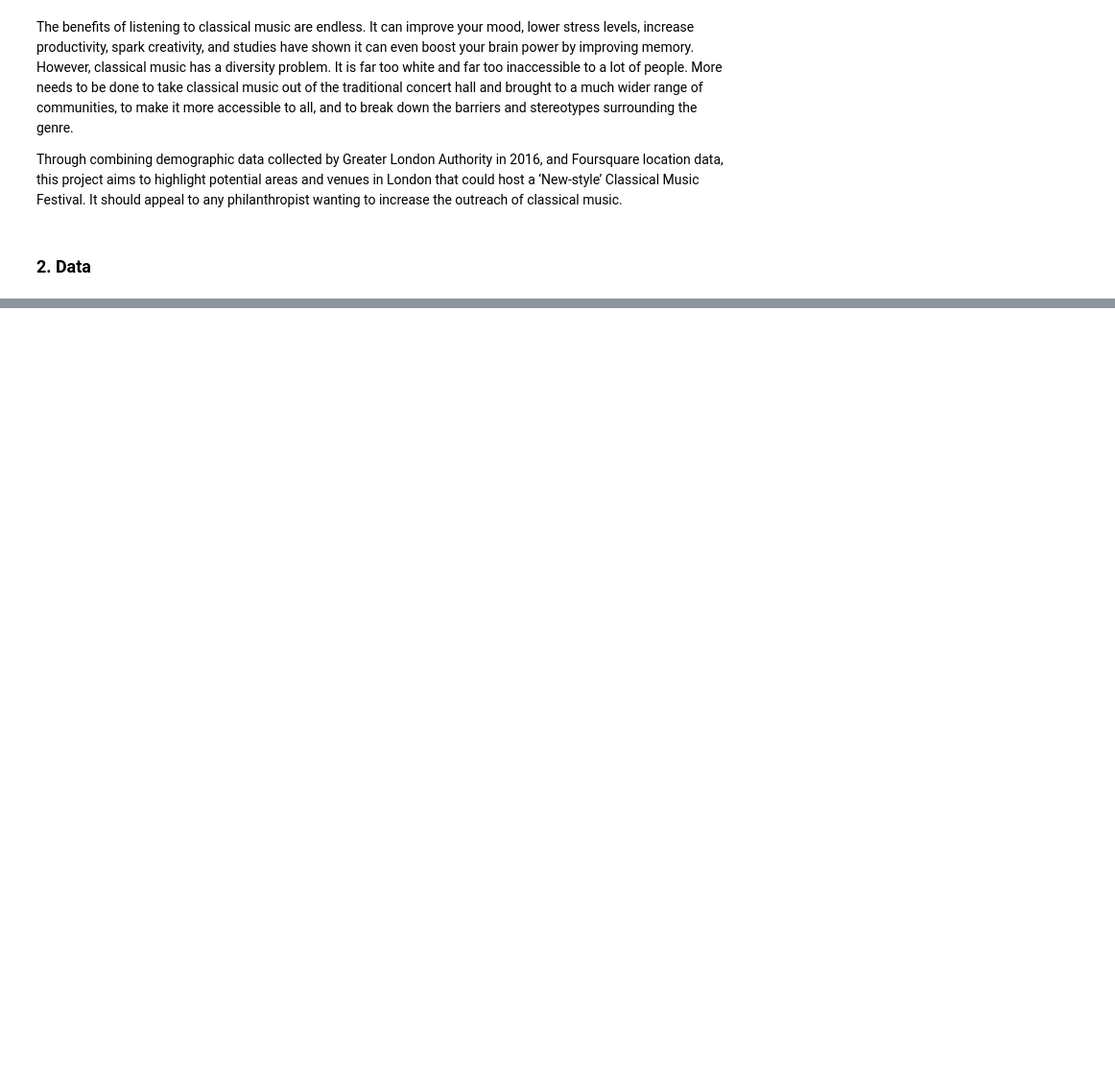
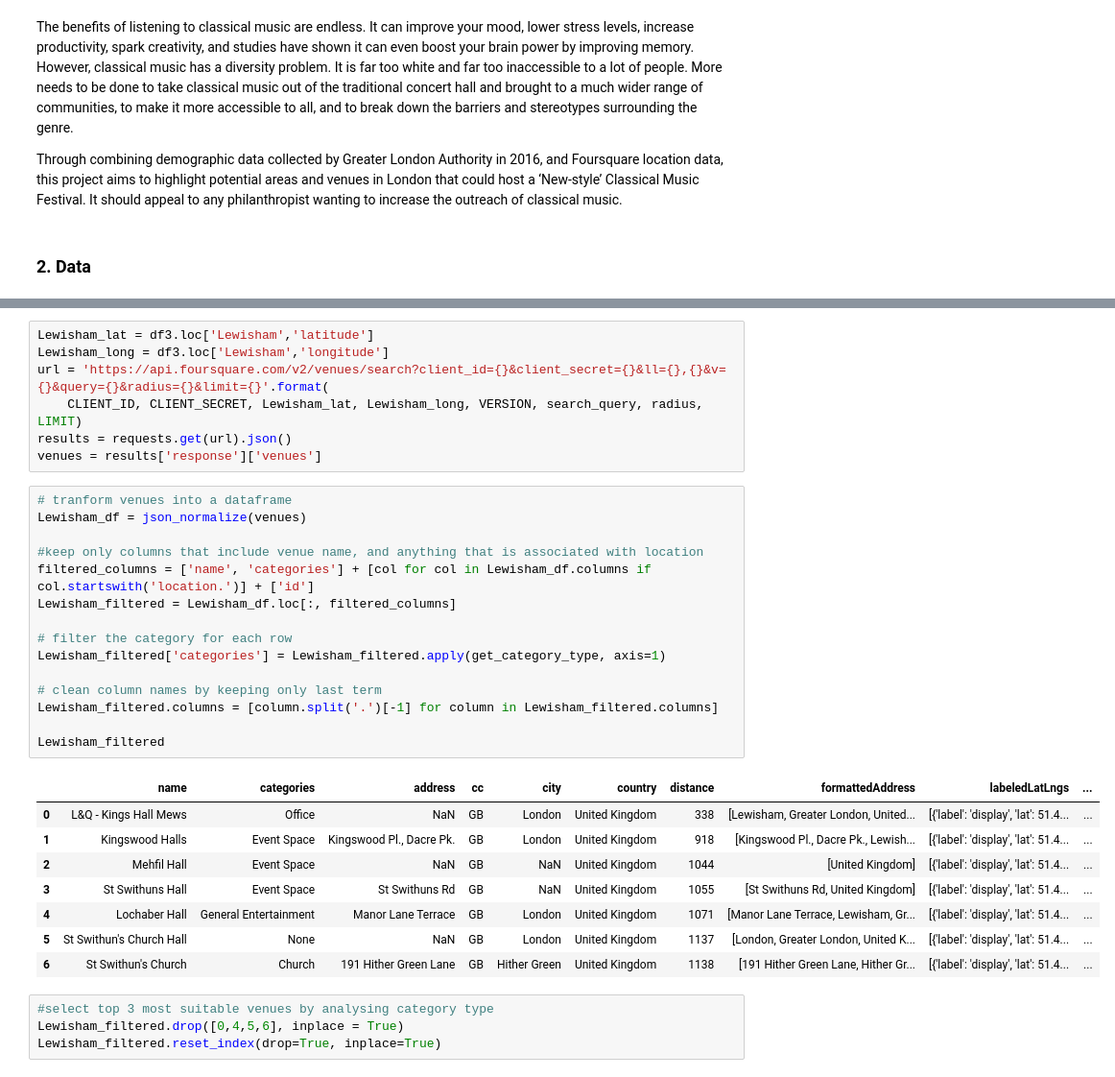
Before and after one commit to LLBaldwin/Coursera_Capstone, a Jupyter notebook: A 'New-style' Classical Music Festival.ipynb, the cells around one changed output, grey strips where cells are left out. Shown at 96% size. Saved outputs shown, nothing was run; the diff lists cells and outputs as text; blank space fills up the shorter version.

```diff
--- a/A 'New-style' Classical Music Festival.ipynb
+++ b/A 'New-style' Classical Music Festival.ipynb
@@ -27,0 +387,35 @@ Cleaned and formatted data frame head of Kaggle data set:
+# %%
+Lewisham_lat = df3.loc['Lewisham','latitude']
+Lewisham_long = df3.loc['Lewisham','longitude']
+url = 'https://api.foursquare.com/v2/venues/search?client_id={}&client_secret={}&ll={},{}&v={}&query={}&radius={}&limit={}'.format(
+    CLIENT_ID, CLIENT_SECRET, Lewisham_lat, Lewisham_long, VERSION, search_query, radius, LIMIT)
+results = requests.get(url).json()
+venues = results['response']['venues']
+# %%
+# tranform venues into a dataframe
+Lewisham_df = json_normalize(venues)
+
+#keep only columns that include venue name, and anything that is associated with location
+filtered_columns = ['name', 'categories'] + [col for col in Lewisham_df.columns if col.startswith('location.')] + ['id']
+Lewisham_filtered = Lewisham_df.loc[:, filtered_columns]
+
+# filter the category for each row
+Lewisham_filtered['categories'] = Lewisham_filtered.apply(get_category_type, axis=1)
+
+# clean column names by keeping only last term
+Lewisham_filtered.columns = [column.split('.')[-1] for column in Lewisham_filtered.columns]
+
+Lewisham_filtered
+# %% [output]
+|  | name | categories | address | cc | city | country | distance | formattedAddress | labeledLatLngs | ... |
+| 0 | L&Q - Kings Hall Mews | Office | NaN | GB | London | United Kingdom | 338 | [Lewisham, Greater London, United... | [{'label': 'display', 'lat': 51.4... | ... |
+| 1 | Kingswood Halls | Event Space | Kingswood Pl., Dacre Pk. | GB | London | United Kingdom | 918 | [Kingswood Pl., Dacre Pk., Lewish... | [{'label': 'display', 'lat': 51.4... | ... |
+| 2 | Mehfil Hall | Event Space | NaN | GB | NaN | United Kingdom | 1044 | [United Kingdom] | [{'label': 'display', 'lat': 51.4... | ... |
+| 3 | St Swithuns Hall | Event Space | St Swithuns Rd | GB | NaN | United Kingdom | 1055 | [St Swithuns Rd, United Kingdom] | [{'label': 'display', 'lat': 51.4... | ... |
+| 4 | Lochaber Hall | General Entertainment | Manor Lane Terrace | GB | London | United Kingdom | 1071 | [Manor Lane Terrace, Lewisham, Gr... | [{'label': 'display', 'lat': 51.4... | ... |
+| 5 | St Swithun's Church Hall | None | NaN | GB | London | United Kingdom | 1137 | [London, Greater London, United K... | [{'label': 'display', 'lat': 51.4... | ... |
+| 6 | St Swithun's Church | Church | 191 Hither Green Lane | GB | Hither Green | United Kingdom | 1138 | [191 Hither Green Lane, Hither Gr... | [{'label': 'display', 'lat': 51.4... | ... |
+# %%
+#select top 3 most suitable venues by analysing category type
+Lewisham_filtered.drop([0,4,5,6], inplace = True)
+Lewisham_filtered.reset_index(drop=True, inplace=True)
```
Also changed, not shown: parts of 59 cells of this notebook.
